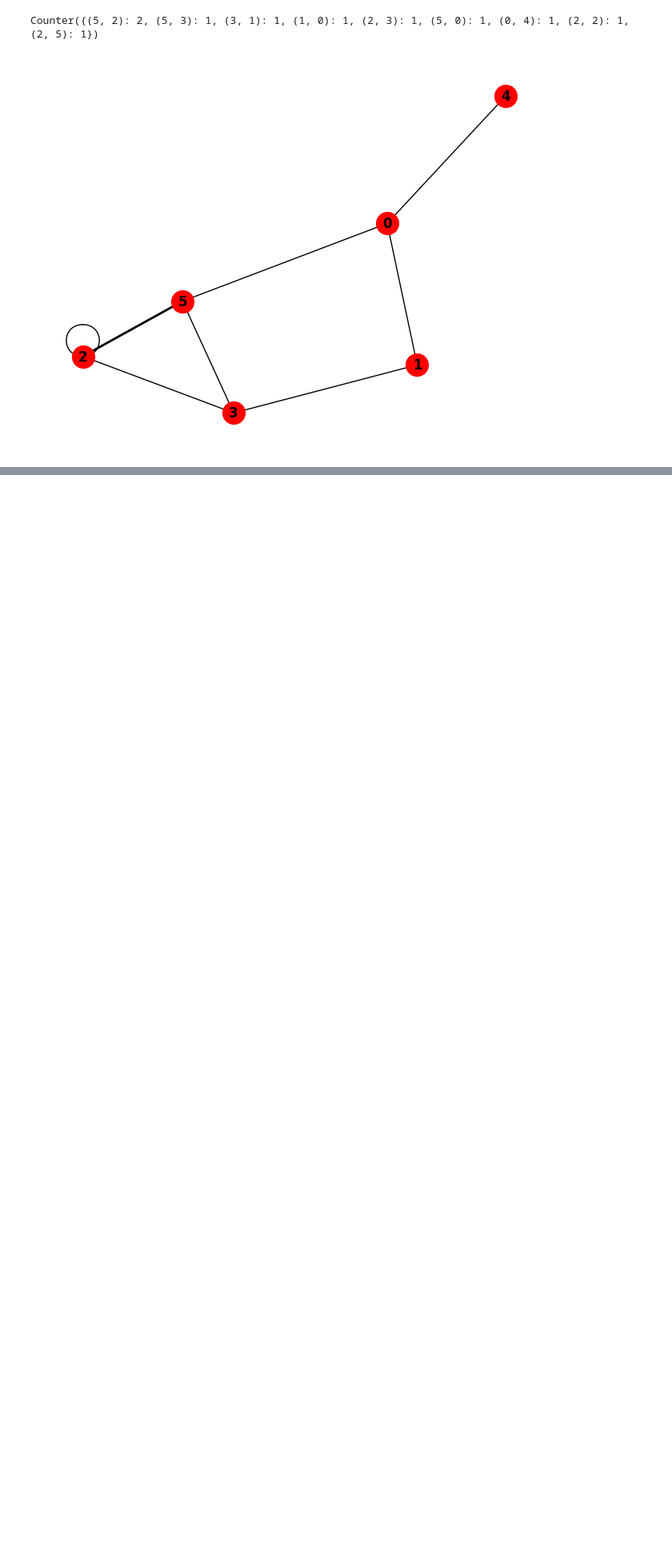
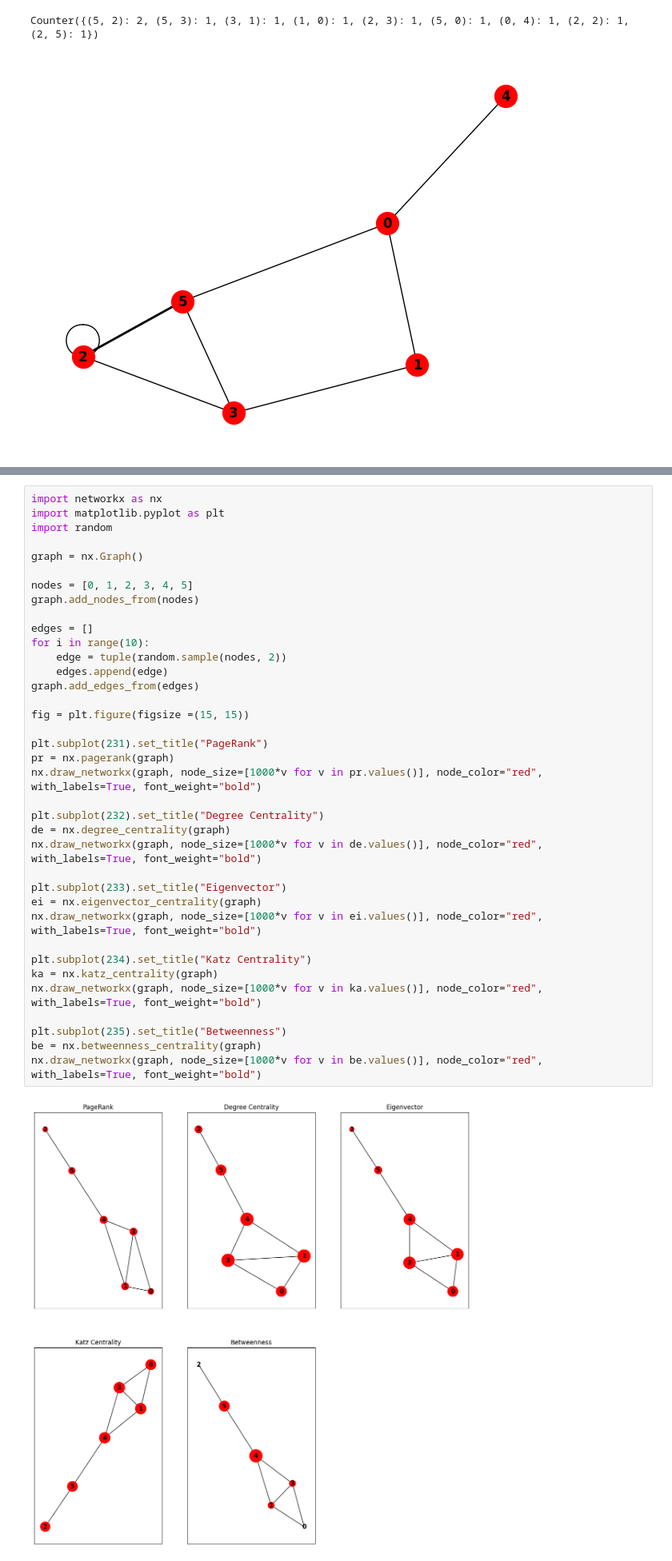
Before and after one commit to NbtKmy/gc_workshops, a Jupyter notebook: Netzwerk/Netzwerk_Darstellung.ipynb, the cells around one changed output, grey strips where cells are left out. Shown at 80% size. Saved outputs shown, nothing was run; the diff lists cells and outputs as text; blank space fills up the shorter version.

```diff
--- a/Netzwerk/Netzwerk_Darstellung.ipynb
+++ b/Netzwerk/Netzwerk_Darstellung.ipynb
@@ -184,0 +223,39 @@ Saving lesmis.gml to lesmis (1).gml
+# %%
+import networkx as nx
+import matplotlib.pyplot as plt
+import random
+
+graph = nx.Graph()
+
+nodes = [0, 1, 2, 3, 4, 5]
+graph.add_nodes_from(nodes)
+
+edges = []
+for i in range(10):
+    edge = tuple(random.sample(nodes, 2))
+    edges.append(edge)
+graph.add_edges_from(edges)
+
+fig = plt.figure(figsize =(15, 15))
+
+plt.subplot(231).set_title("PageRank")
+pr = nx.pagerank(graph)
+nx.draw_networkx(graph, node_size=[1000*v for v in pr.values()], node_color="red", with_labels=True, font_weight="bold")
+
+plt.subplot(232).set_title("Degree Centrality")
+de = nx.degree_centrality(graph)
+nx.draw_networkx(graph, node_size=[1000*v for v in de.values()], node_color="red", with_labels=True, font_weight="bold")
+
+plt.subplot(233).set_title("Eigenvector")
+ei = nx.eigenvector_centrality(graph)
+nx.draw_networkx(graph, node_size=[1000*v for v in ei.values()], node_color="red", with_labels=True, font_weight="bold")
+
+plt.subplot(234).set_title("Katz Centrality")
+ka = nx.katz_centrality(graph)
+nx.draw_networkx(graph, node_size=[1000*v for v in ka.values()], node_color="red", with_labels=True, font_weight="bold")
+
+plt.subplot(235).set_title("Betweenness")
+be = nx.betweenness_centrality(graph)
+nx.draw_networkx(graph, node_size=[1000*v for v in be.values()], node_color="red", with_labels=True, font_weight="bold")
+# %% [output]
+[figure, added]
```
Also changed, not shown: parts of 13 cells of this notebook.
